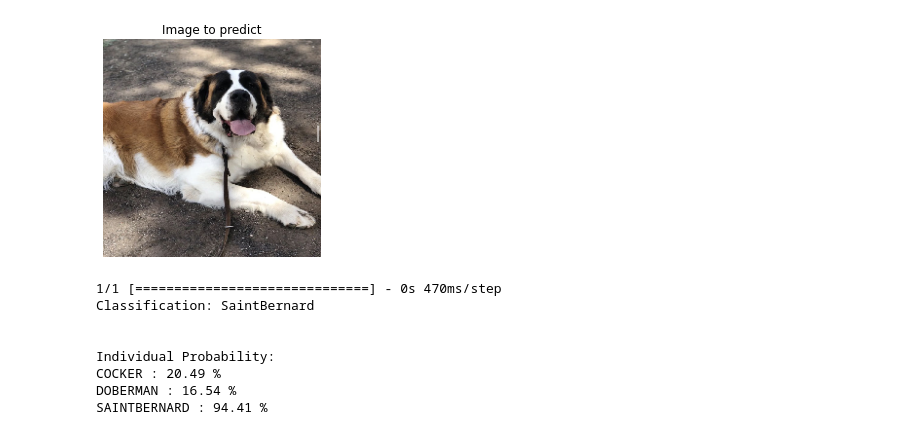
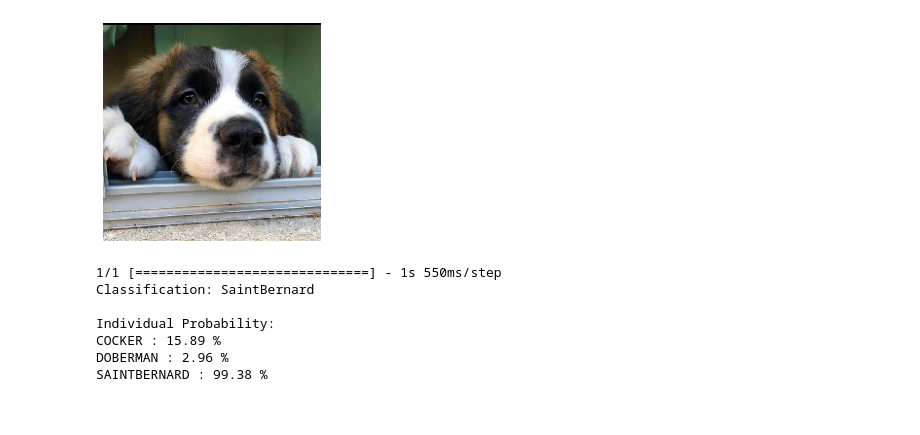
Before and after one commit to AnHrt/InteligenciaArtificial_M2, a Jupyter notebook: A01369984_M2_Pred.ipynb, the cells around one changed output. Drawn from its saved outputs; the diff is of its cells as text; code cells hidden in the pictures.

```diff
--- a/A01369984_M2_Pred.ipynb
+++ b/A01369984_M2_Pred.ipynb
@@ -39,7 +39,7 @@ def predict(path):
 
     print("\nIndividual Probability:")
 
-    for i,j in enumerate (p[0],0):
+    for i,j in enumerate (pred[0],0):
         print(labels[i].upper(),':',round(j*100,2),'%')
         classes.append(labels[i])
         probability.append(round(j*100,2))
@@ -82,12 +90,11 @@ SAINTBERNARD : 5.36 %
 # %%
-predict("/content/gdrive/MyDrive/a01369984_IA/DP/img_test/Saint_Bernard/IMG_4391.PNG")
+predict("/content/gdrive/MyDrive/a01369984_IA/DP/img_test/Saint_Bernard/IMG_4402.PNG")
 # %% [output]
-[figure, old version]
+[figure, new version]
-1/1 [==============================] - 0s 470ms/step
+1/1 [==============================] - 1s 550ms/step
 Classification: SaintBernard
 
-
 Individual Probability:
-COCKER : 20.49 %
-DOBERMAN : 16.54 %
-SAINTBERNARD : 94.41 %
+COCKER : 15.89 %
+DOBERMAN : 2.96 %
+SAINTBERNARD : 99.38 %
```
Also changed, not shown: parts of 5 cells of this notebook, 1 other file.
